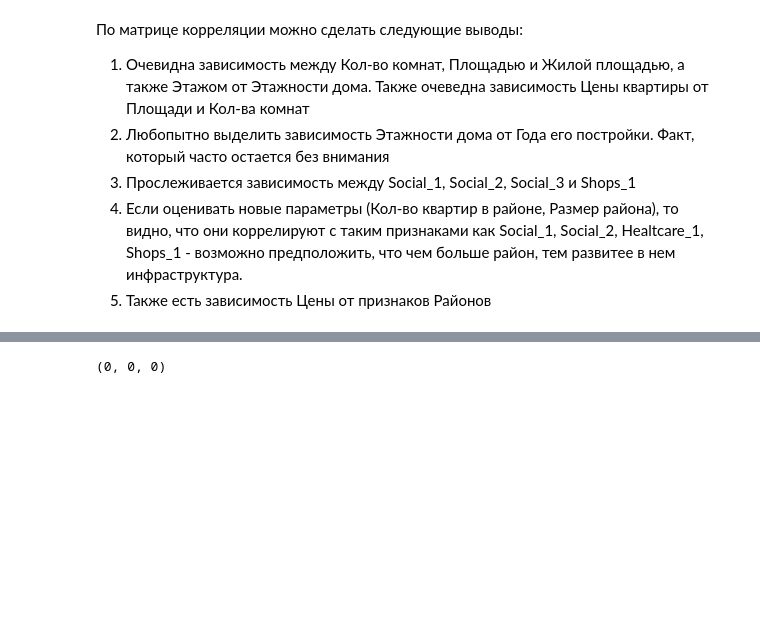
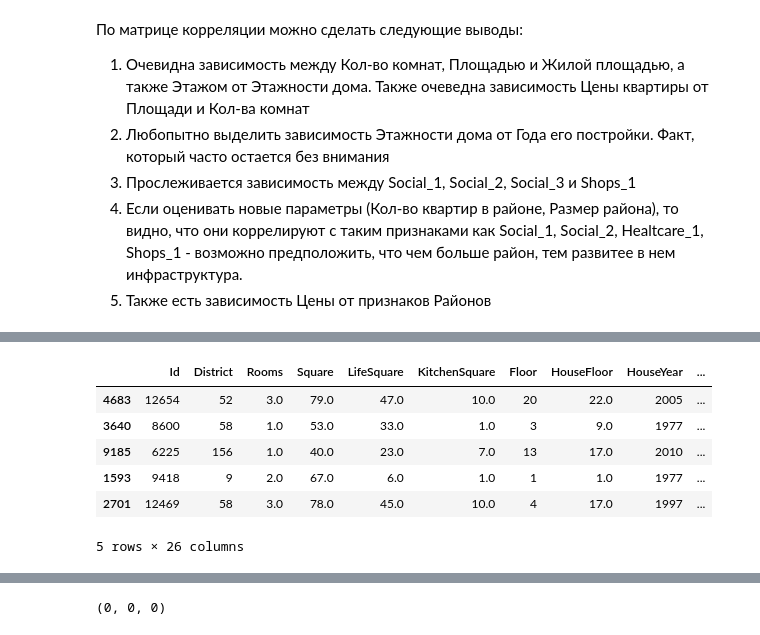
Before and after one commit to pamaxpower/PyLib, a Jupyter notebook: Course_project/cp.ipynb, the cells around one changed output, grey strips where cells are left out. Drawn from its saved outputs; the diff is of its cells as text; code cells hidden in the pictures; blank space fills up the shorter version.

```diff
--- a/Course_project/cp.ipynb
+++ b/Course_project/cp.ipynb
@@ -785,6 +785,12 @@ memory usage: 801.3 KB
 # %%
 # изменим тип переменных
 train_data[['Id', 'District']] = train_data[['Id', 'District']].astype(str)
+# %%
+binary_to_numbers = {'A': 0, 'B': 1}
+
+train_data['Ecology_2'] = train_data['Ecology_2'].replace(binary_to_numbers)
+train_data['Ecology_3'] = train_data['Ecology_3'].replace(binary_to_numbers)
+train_data['Shops_2'] = train_data['Shops_2'].replace(binary_to_numbers)
 # %% [markdown]
 ### Создаем класс подготовки исходных данных
 # %%
@@ -1084,0 +1114,9 @@ plt.show()
+# %%
+train_data['FloorCat'] = 0
+train_data.loc[(train_data['HouseFloor'] < 3), 'FloorCat'] = 1
+train_data.loc[(train_data['HouseFloor'] >= 3) & (train_data['HouseFloor'] <= 5), 'FloorCat'] = 2
+train_data.loc[((train_data['HouseFloor'] > 5) & (train_data['HouseFloor'] <= 9)), 'FloorCat'] = 3
+train_data.loc[((train_data['HouseFloor'] > 9) & (train_data['HouseFloor'] <= 18)), 'FloorCat'] = 4
+train_data.loc[(train_data['HouseFloor'] > 18), 'FloorCat'] = 4
+
+train_data.head(3)
@@ -1084,0 +1142,21 @@ plt.show()
+# %%
+# Выделим 7 временных интервалов постройки домов
+train_data['YearCat'] = 0
+
+train_data.loc[(train_data['HouseYear'] <= 1953), 'YearCat'] = 1
+train_data.loc[(train_data['HouseYear'] > 1953) & (train_data['HouseYear'] <= 1960), 'YearCat'] = 2
+train_data.loc[(train_data['HouseYear'] > 1960) & (train_data['HouseYear'] <= 1970), 'YearCat'] = 3
+train_data.loc[(train_data['HouseYear'] > 1970) & (train_data['HouseYear'] <= 1980), 'YearCat'] = 4
+train_data.loc[(train_data['HouseYear'] > 1980) & (train_data['HouseYear'] <= 2000), 'YearCat'] = 5
+train_data.loc[(train_data['HouseYear'] > 2000) & (train_data['HouseYear'] <= 2010), 'YearCat'] = 6
+train_data.loc[(train_data['HouseYear'] >= 2010), 'YearCat'] = 7
+
+train_data.sample(5)
+# %% [output]
+|  | Id | District | Rooms | Square | LifeSquare | KitchenSquare | Floor | HouseFloor | HouseYear | ... |
+| 4683 | 12654 | 52 | 3.0 | 79.0 | 47.0 | 10.0 | 20 | 22.0 | 2005 | ... |
+| 3640 | 8600 | 58 | 1.0 | 53.0 | 33.0 | 1.0 | 3 | 9.0 | 1977 | ... |
+| 9185 | 6225 | 156 | 1.0 | 40.0 | 23.0 | 7.0 | 13 | 17.0 | 2010 | ... |
+| 1593 | 9418 | 9 | 2.0 | 67.0 | 6.0 | 1.0 | 1 | 1.0 | 1977 | ... |
+| 2701 | 12469 | 58 | 3.0 | 78.0 | 45.0 | 10.0 | 4 | 17.0 | 1997 | ... |
+5 rows × 26 columns
```
Also changed, not shown: parts of 74 cells of this notebook, 1 other file.
